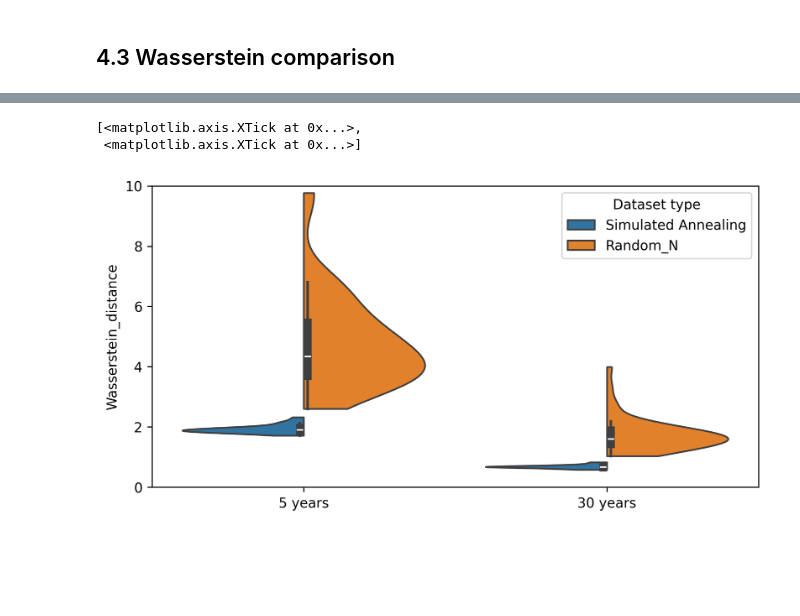
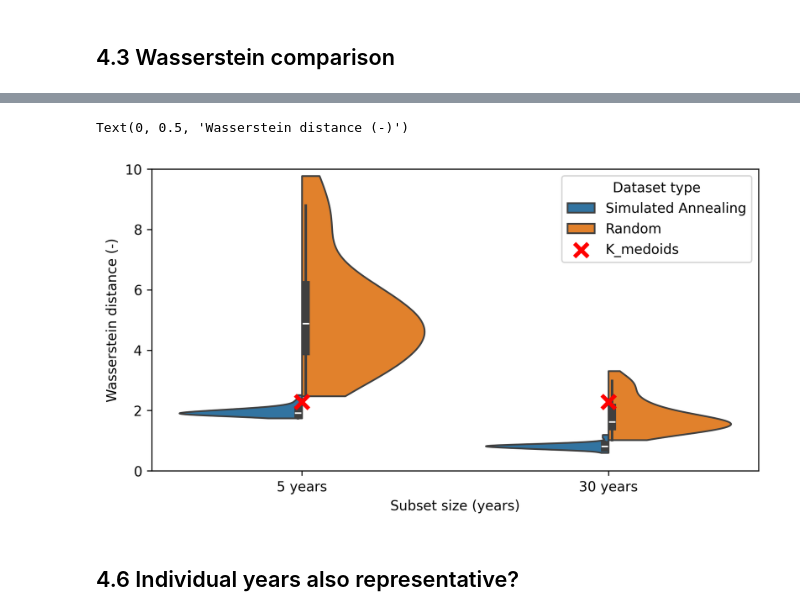
Before and after one commit to bramvanduinen/ClimateYearSelection, a Jupyter notebook: notebooks/04a_evaluate_sa_and_k_medoids.ipynb, the cells around one changed output, grey strips where cells are left out. Cells and saved outputs as stored; diff of their text form; code cells hidden in the pictures; blank space fills up the shorter version.

```diff
--- a/notebooks/04a_evaluate_sa_and_k_medoids.ipynb
+++ b/notebooks/04a_evaluate_sa_and_k_medoids.ipynb
@@ -601,35 +703,87 @@ ax.legend()
+# %%
+# k-medoids large-small
+centroids_k_medoids_load_large_small = pd.read_csv(
+    os.path.join(BASE_OUTPUT, f"centroids/{FNAME_KMEDOIDS_LARGE_SMALL}"), index_col=0
+)
+centroids_k_medoids_load_large_small_sel = centroids_k_medoids_load_large_small[
+    ["model", "Hydrological_year"]
+].values
+
+df_k_medoids_large_small = build_df_centroids(
+    df_daily, centroids_k_medoids_load_large_small_sel, mode="Hydrological_year"
+)
+
+wass_k_medoids_large_small = sliced_wasserstein_distance(
+    df_k_medoids_large_small[vars_to_match].to_numpy(),
+    ds_ref,
+    seed=seed,
+    n_projections=50,
+)
 # %%
+wass_large_small = df_wasserstein.query(
+    "dataset_type in [@LABEL_RUN_ID_LARGE_SMALL_RANDOM, @LABEL_RUN_ID_LARGE_SMALL]"
+)
+
 # main SA vs large/small SA
 fig, ax = plt.subplots(figsize=(8, 4), dpi=300)
 
 sns.violinplot(
-    data=violin_data_wasserstein,
+    data=wass_large_small,
+    hue="dataset_type",
+    x=0,
+    y="Wasserstein_distance",
+    ax=ax,
+    cut=0,
+    split=True,
+)
+
+ax.scatter(
+    0,
+    wass_k_medoids_large_small,
+    marker="x",
+    color="red",
+    s=100,
+    linewidth=3,
+    label="K_medoids",
+    zorder=10,
+)
+
+handles, labels = ax.get_legend_handles_labels()
+labels = ["Simulated Annealing", "Random", "K_medoids"]
+
+sns.violinplot(
+    data=wass_main_vs_random,
     hue="dataset_type",
     x=1,
     y="Wasserstein_distance",
     ax=ax,
     cut=0,
     split=True,
 )
 
-handles, labels = ax.get_legend_handles_labels()
+ax.scatter(
+    1,
+    df_wasserstein.query("dataset_type == @LABEL_KMEDOIDS")[
+        "Wasserstein_distance"
+    ].values[0],
+    marker="x",
+    color="red",
+    s=100,
+    linewidth=3,
+    label="K_medoids",
+    zorder=10,
+)
 
-sns.violinplot(
-    data=violin_data_wasserstein_large_small,
-    hue="dataset_type",
-    x=0,
-    y="Wasserstein_distance",
-    ax=ax,
-    cut=0,
-    split=True,
-)
 
 # Use only the legend from the first plot
 ax.legend(handles, labels, title="Dataset type")
 
 ax.set_ylim(0, 10)
 ax.set_xticks([0, 1], ["5 years", "30 years"])
+ax.set_xlabel("Subset size (years)")
+ax.set_ylabel("Wasserstein distance (-)")
 # %% [output]
-[<matplotlib.axis.XTick at 0x...>,
- <matplotlib.axis.XTick at 0x...>]
+Text(0, 0.5, 'Wasserstein distance (-)')
-[figure, old version]
+[figure, new version]
+# %% [markdown]
+## 4.6 Individual years also representative?
```
Also changed, not shown: parts of 37 cells of this notebook, 15 other files.
